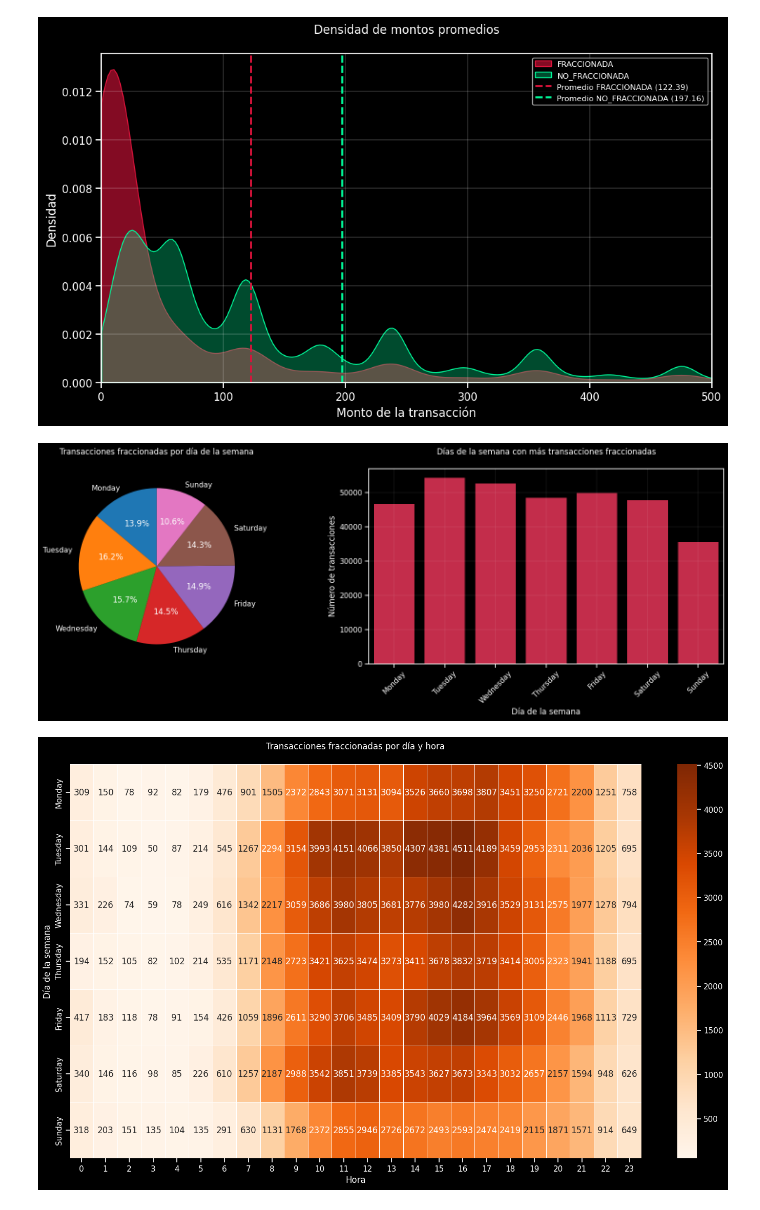
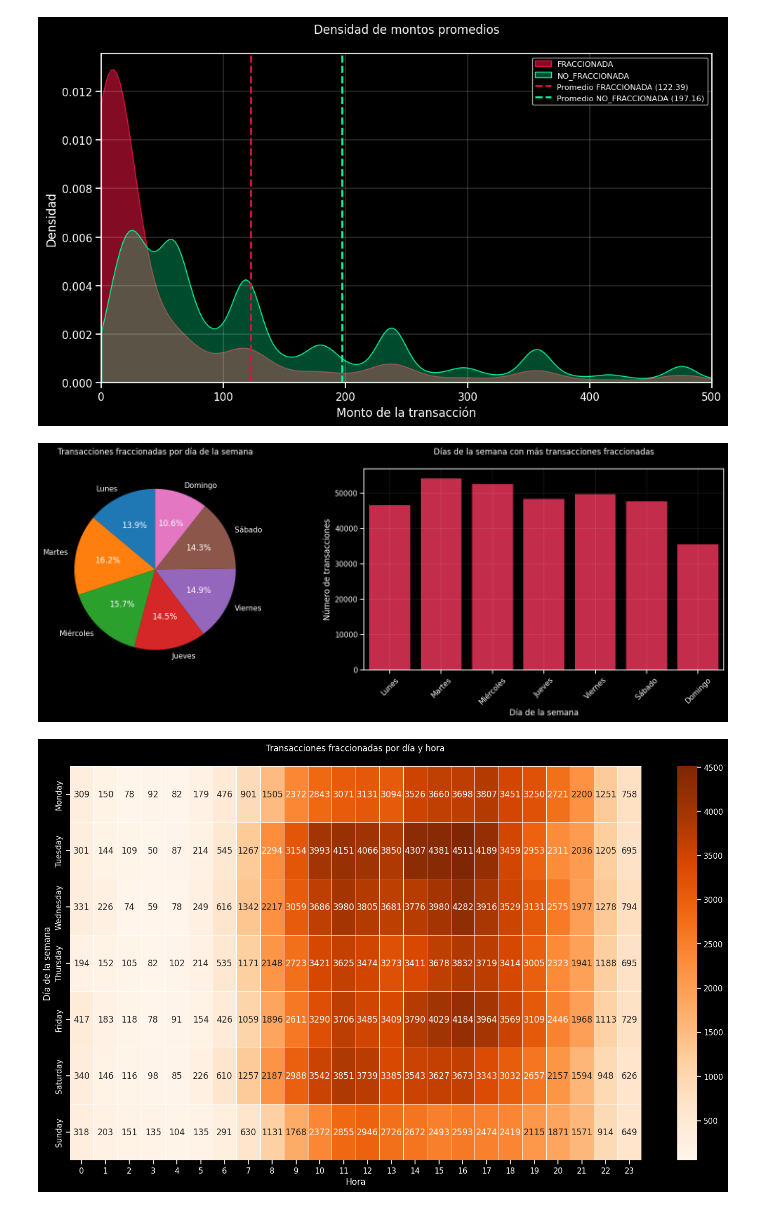
Before and after one commit to jorge-robledo11/Transacciones-Nequi, a Jupyter notebook: src/notebooks/04_results.ipynb, the cells around one changed output. Drawn from its saved outputs; the diff is of its cells as text; code cells hidden in the pictures.

```diff
--- a/src/notebooks/04_results.ipynb
+++ b/src/notebooks/04_results.ipynb
@@ -86,45 +86,57 @@ fraccionadas = data.loc[data['fraction_flag'] == 'FRACCIONADA'].copy()
 # Agregar columna para el día de la semana usando loc
 fraccionadas.loc[:, 'day_of_week'] = fraccionadas['transaction_date'].dt.day_name()
 
+# Traducir los días de la semana al español
+day_translation = {
+    'Monday': 'Lunes',
+    'Tuesday': 'Martes',
+    'Wednesday': 'Miércoles',
+    'Thursday': 'Jueves',
+    'Friday': 'Viernes',
+    'Saturday': 'Sábado',
+    'Sunday': 'Domingo'
+}
+fraccionadas['day_of_week'] = fraccionadas['day_of_week'].map(day_translation)
+
 # Orden de los días de la semana
-day_order = ['Monday', 'Tuesday', 'Wednesday', 'Thursday', 'Friday', 'Saturday', 'Sunday']
+day_order = ['Lunes', 'Martes', 'Miércoles', 'Jueves', 'Viernes', 'Sábado', 'Domingo']
 
 # Calcular la distribución por día de la semana para el gráfico de pastel
 weekday_counts = fraccionadas['day_of_week'].value_counts()
-weekday_counts = weekday_counts.reindex(day_order)
+weekday_counts = weekday_counts.reindex(day_order, fill_value=0)  # Manejar días ausentes con fill_value=0
 
 # Crear los subplots
 fig, axes = plt.subplots(1, 2, figsize=(16, 6))  # Dos gráficos, lado a lado
 
 # Gráfico de pastel (Pie Chart)
 axes[0].pie(
     weekday_counts,
     labels=weekday_counts.index,
     autopct='%1.1f%%',
     startangle=90,
     colors=sns.color_palette('tab10', len(weekday_counts))
 )
 axes[0].set_title('Transacciones fraccionadas por día de la semana\n', fontsize=12)
 
 # Gráfico de barras (Countplot)
 sns.countplot(
     data=fraccionadas,
     x='day_of_week',
-    order=['Monday', 'Tuesday', 'Wednesday', 'Thursday', 'Friday', 'Saturday', 'Sunday'],
+    order=day_order,
     color='crimson',
     ax=axes[1]
 )
 axes[1].set_title('Días de la semana con más transacciones fraccionadas\n', fontsize=12)
 axes[1].set_xlabel('Día de la semana')
 axes[1].set_ylabel('Número de transacciones')
 axes[1].tick_params(axis='x', rotation=45)
 axes[1].grid(color='white', linewidth=0.1)
 
 # Ajustar diseño para evitar superposición
 plt.tight_layout()
 plt.show()
 # %% [output]
-[figure, old version]
+[figure, new version]
 # %%
 # Crear columnas adicionales para día de la semana y hora
 fraccionadas = data[data['fraction_flag'] == 'FRACCIONADA']
```
Also changed, not shown: parts of 1 cell of this notebook, 3 other files.
